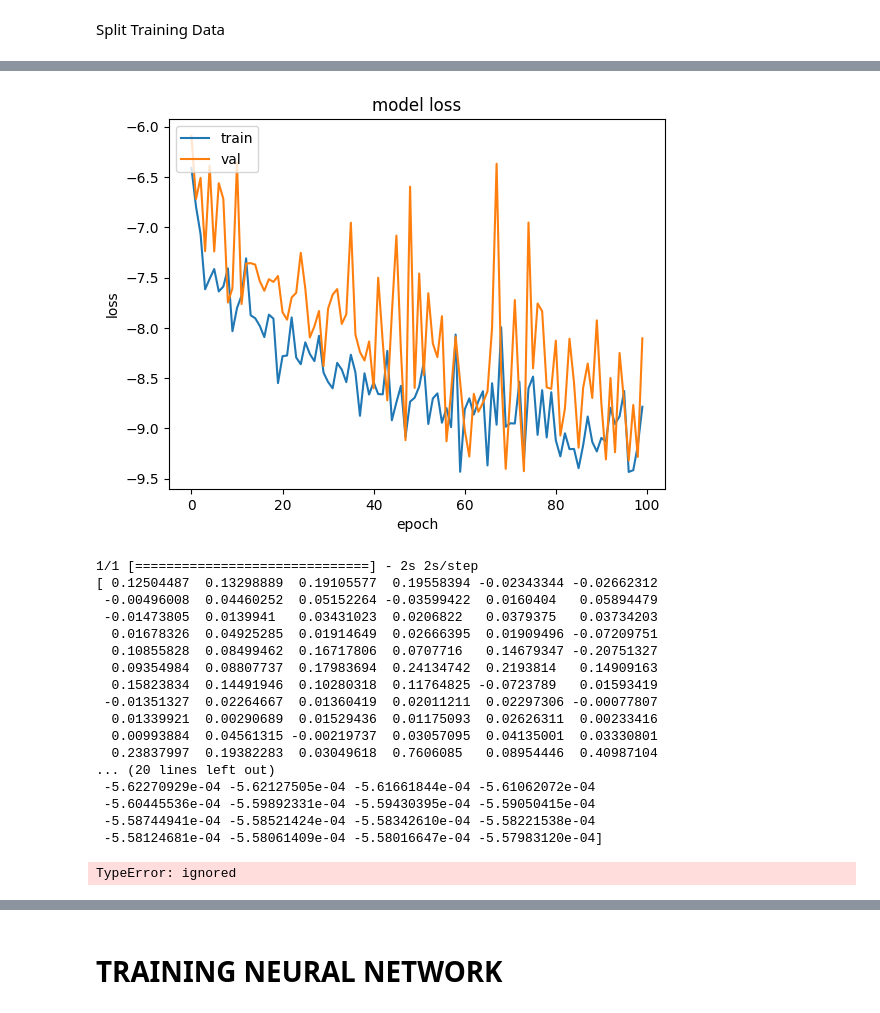
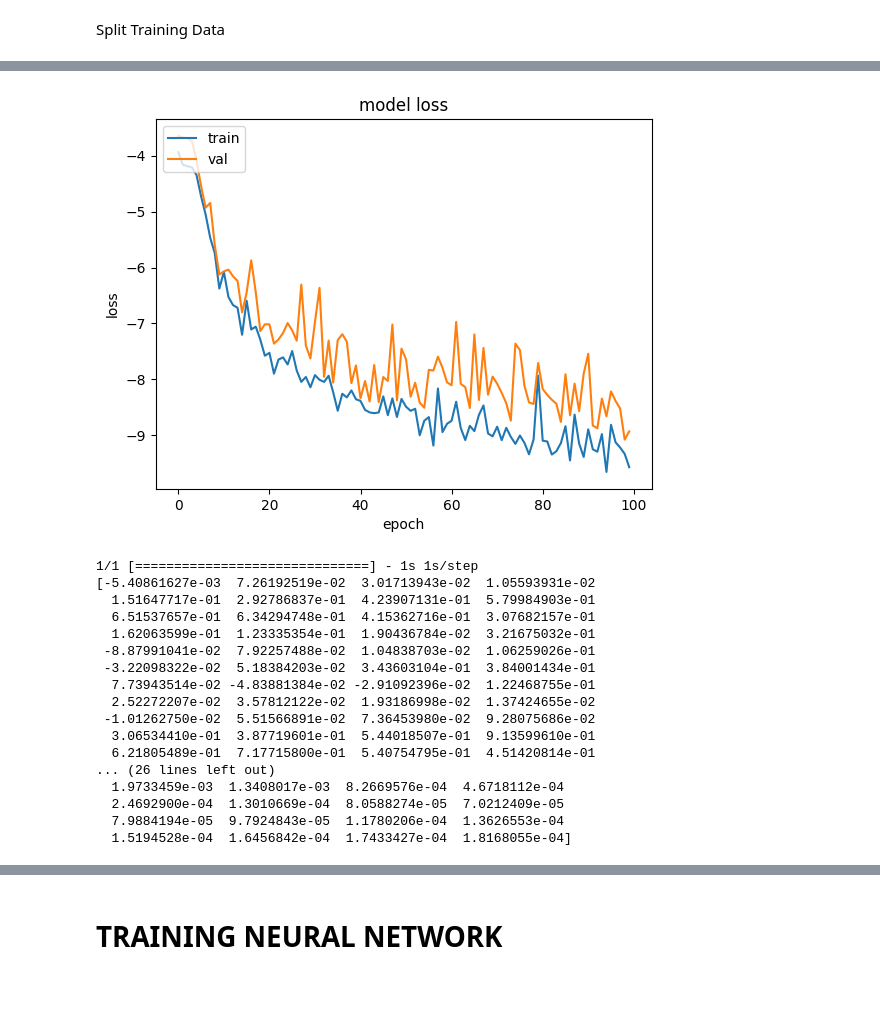
Before and after one commit to Chacon-Miguel/TESS-ZTF-Light-Curve-Classifier, a Jupyter notebook: functional_vae_sim_data_80_by_80.ipynb, the cells around one changed output, grey strips where cells are left out. Saved outputs shown, nothing was run; the diff lists cells and outputs as text; code cells hidden in the pictures.

Commit message:
latent space is 2

```diff
--- a/functional_vae_sim_data_80_by_80.ipynb
+++ b/functional_vae_sim_data_80_by_80.ipynb
@@ -36,11 +37,11 @@ drive.mount('/content/drive/')
 img_size = 28
 num_channels = 1
 num_features = 4
-latent_space_dim = 2
+# latent_space_dim = 2
 
 
 num_timesteps = 80
-latent_dimension = 10
+latent_dimension = 2
 batch_size = 64
 encoder_dimensions = {
     "gru1": 175,
@@ -469,8 +470,8 @@ def split_training_data(dataset, test_size: float = 0.25):
 # Architecture tests
 # first just train with just two objects from some class
 # then train with just the SNIa-x class
-def architecture_test(vae, epochs, label='SNIa-x', num_objects=2):
-  latent_dimension = 10
+def architecture_test(vae, latent_dimension, epochs, label='SNIa-x', num_objects=2):
+  # latent_dimension = 10
   processed_data_path = PATH_TO_MODULE + 'datasets/simulated_data/processed_data/'
   dataset_8_classes_path  = processed_data_path + 'dataset_8_classes.pickle'
   dataset_4_classes_path  = processed_data_path + 'dataset_4_classes.pickle'
@@ -604,8 +604,8 @@ Epoch 100/100
 # %%
 label='SNIa-x'
-# with latent space of 80 by 10
+# with latent space of 80 by 2
 epochs = 100
 num_objects = len(x_train[labels_train == label])
-vae, history = architecture_test(vae, epochs, num_objects=num_objects)
+vae, history = architecture_test(vae, latent_dimension, epochs, num_objects=num_objects)
 # %% [output]
 fitting model...
@@ -628,19 +628,18 @@ Epoch 100/100
-[figure, old version]
+[figure, new version]
-1/1 [==============================] - 2s 2s/step
-[ 0.12504487  0.13298889  0.19105577  0.19558394 -0.02343344 -0.02662312
- -0.00496008  0.04460252  0.05152264 -0.03599422  0.0160404   0.05894479
- -0.01473805  0.0139941   0.03431023  0.0206822   0.0379375   0.03734203
-  0.01678326  0.04925285  0.01914649  0.02666395  0.01909496 -0.07209751
-  0.10855828  0.08499462  0.16717806  0.0707716   0.14679347 -0.20751327
-  0.09354984  0.08807737  0.17983694  0.24134742  0.2193814   0.14909163
-  0.15823834  0.14491946  0.10280318  0.11764825 -0.0723789   0.01593419
- -0.01351327  0.02264667  0.01360419  0.02011211  0.02297306 -0.00077807
-  0.01339921  0.00290689  0.01529436  0.01175093  0.02626311  0.00233416
-  0.00993884  0.04561315 -0.00219737  0.03057095  0.04135001  0.03330801
-  0.23837997  0.19382283  0.03049618  0.7606085   0.08954446  0.40987104
-... (20 lines left out)
- -5.62270929e-04 -5.62127505e-04 -5.61661844e-04 -5.61062072e-04
- -5.60445536e-04 -5.59892331e-04 -5.59430395e-04 -5.59050415e-04
- -5.58744941e-04 -5.58521424e-04 -5.58342610e-04 -5.58221538e-04
- -5.58124681e-04 -5.58061409e-04 -5.58016647e-04 -5.57983120e-04]
+1/1 [==============================] - 1s 1s/step
+[-5.40861627e-03  7.26192519e-02  3.01713943e-02  1.05593931e-02
+  1.51647717e-01  2.92786837e-01  4.23907131e-01  5.79984903e-01
+  6.51537657e-01  6.34294748e-01  4.15362716e-01  3.07682157e-01
+  1.62063599e-01  1.23335354e-01  1.90436784e-02  3.21675032e-01
+ -8.87991041e-02  7.92257488e-02  1.04838703e-02  1.06259026e-01
+ -3.22098322e-02  5.18384203e-02  3.43603104e-01  3.84001434e-01
+  7.73943514e-02 -4.83881384e-02 -2.91092396e-02  1.22468755e-01
+  2.52272207e-02  3.57812122e-02  1.93186998e-02  1.37424655e-02
+ -1.01262750e-02  5.51566891e-02  7.36453980e-02  9.28075686e-02
+  3.06534410e-01  3.87719601e-01  5.44018507e-01  9.13599610e-01
+  6.21805489e-01  7.17715800e-01  5.40754795e-01  4.51420814e-01
+... (26 lines left out)
+  1.9733459e-03  1.3408017e-03  8.2669576e-04  4.6718112e-04
+  2.4692900e-04  1.3010669e-04  8.0588274e-05  7.0212409e-05
+  7.9884194e-05  9.7924843e-05  1.1780206e-04  1.3626553e-04
+  1.5194528e-04  1.6456842e-04  1.7433427e-04  1.8168055e-04]
-TypeError: ignored
```
Also changed, not shown: parts of 7 cells of this notebook.
